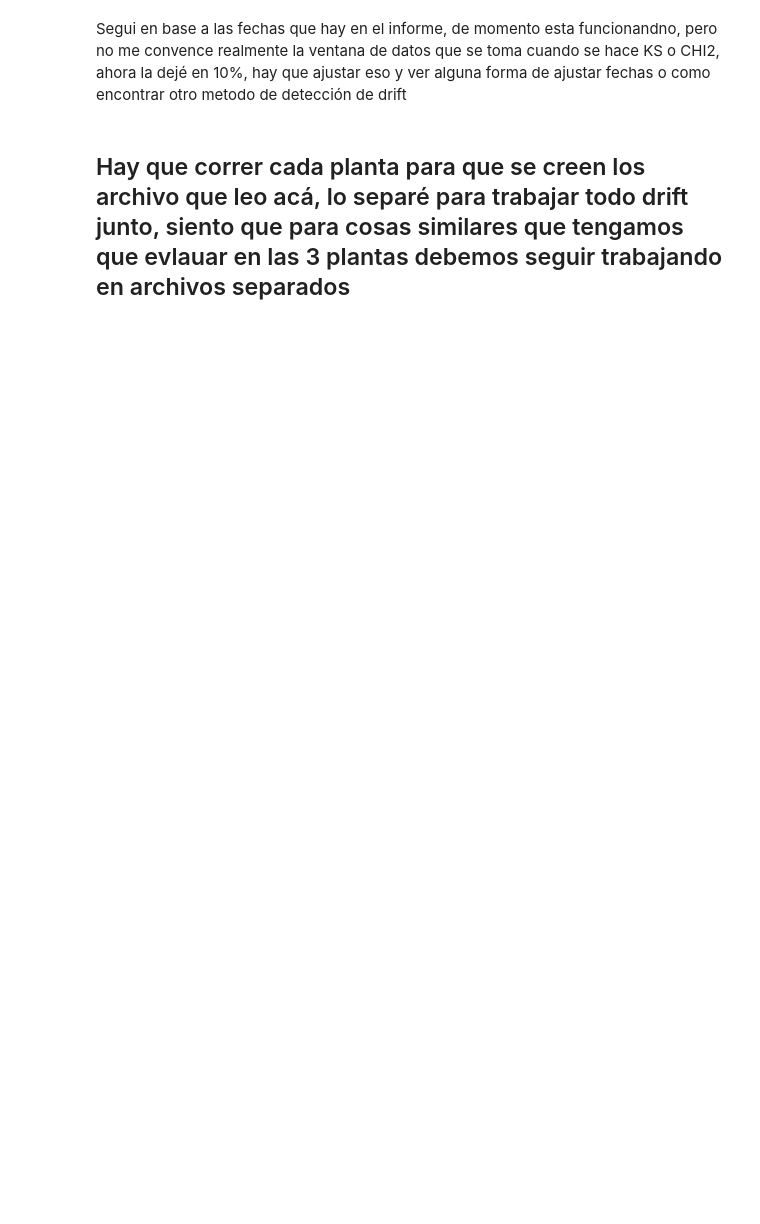
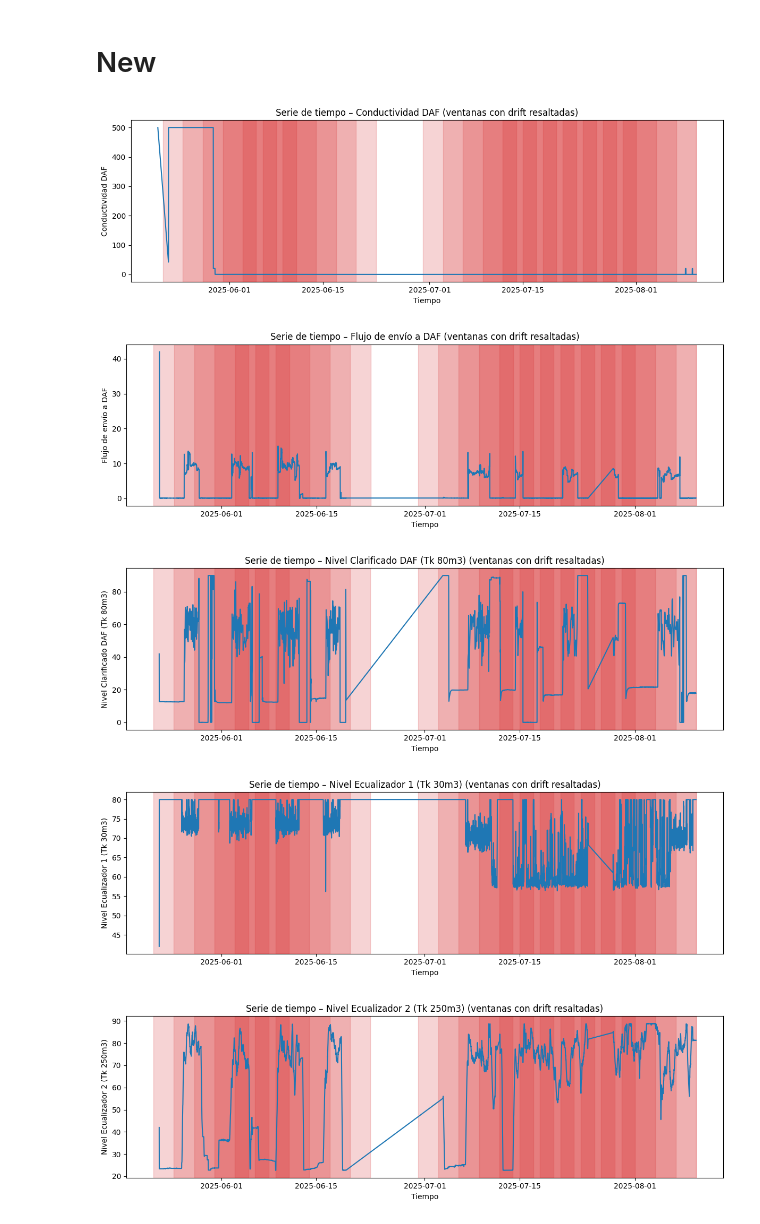
Before and after one commit to fchiapped/Proyecto-Grado, a Jupyter notebook: drift.ipynb, the cells around one changed output. Cells and saved outputs as stored; diff of their text form; code cells hidden in the pictures; blank space fills up the shorter version.

Commit message:
Ajuste Ventanas Activas P1

```diff
--- a/drift.ipynb
+++ b/drift.ipynb
@@ -159,4 +9,74 @@ P3 → ref: 0 filas, test: 0 filas
-# %% [markdown]
-Segui en base a las fechas que hay en el informe, de momento esta funcionandno, pero no me convence realmente la ventana de datos que se toma cuando se hace KS o CHI2, ahora la dejé en 10%, hay que ajustar eso y ver alguna forma de ajustar fechas o como encontrar otro metodo de detección de drift
-# %% [markdown]
-## Hay que correr cada planta para que se creen los archivo que leo acá, lo separé para trabajar todo drift junto, siento que para cosas similares que tengamos que evlauar en las 3 plantas debemos seguir trabajando en archivos separados
+# %% [markdown]
+# New
+# %%
+import drift_tools as dt
+import pandas as pd
+
+df = df_planta_1.copy()
+FECHA = "date_time"
+
+# === 1) KS para TODAS las columnas numéricas ===
+# (si dejas cols=None, ks_sliding_windows toma todas las numéricas automáticamente)
+res = dt.ks_sliding_windows(
+    df, fecha_col=FECHA, cols=None,
+    window_days=14, step_days=3,
+    min_days_coverage=10, min_points=5000,
+    compare="baseline", alpha=0.01
+)
+
+# === 2) Endurecer por variable (FDR + KS mínimo + persistencia) y combinar ===
+res_plot_all = res.copy()
+
+# guardamos res_hard y blocks por si quieres inspeccionarlos/guardar
+hard_by_var = {}
+blocks_by_var = {}
+
+for var in res["variable"].dropna().unique():
+    res_hard, blocks = dt.harden_ks_results(
+        res, variable=var,
+        alpha=0.01, ks_min=0.10, min_consecutive=2
+    )
+    hard_by_var[var] = res_hard
+    blocks_by_var[var] = blocks
+
+    # sobrescribe drift_detectado solo en filas de esa variable (detalle == "ok")
+    mask = (res_plot_all["variable"] == var) & (res_plot_all["detalle"] == "ok")
+    res_plot_all.loc[mask, "drift_detectado"] = res_hard["drift_hard"].values
+
+# === 3) Resúmenes compactos por variable ===
+summaries = {
+    var: dt.summarize_drift_windows(res_plot_all, var)
+    for var in res_plot_all["variable"].dropna().unique()
+}
+
+# Ejemplo: ver el resumen de una variable
+# summaries["Flujo Parshall 01 entrada a Ecualizador 1"].head()
+
+# === 4) (Opcional) Graficar solo las TOP-N con más ventanas con drift ===
+N_TOP = 6  # cambia este número si quieres más/menos gráficos
+counts = (
+    res_plot_all[(res_plot_all["detalle"] == "ok") & (res_plot_all["drift_detectado"] == True)]
+    .groupby("variable", as_index=False)
+    .size()
+    .sort_values("size", ascending=False)
+)
+
+top_vars = counts["variable"].head(N_TOP).tolist()
+
+for var in top_vars:
+    dt.plot_timeseries_with_drift(df, FECHA, var, res_plot_all)
+
+# Si quieres graficarlas TODAS (cuidado con el volumen), reemplaza el loop por:
+# for var in res_plot_all["variable"].dropna().unique():
+#     dt.plot_timeseries_with_drift(df, FECHA, var, res_plot_all)
+
+# === 5) Resultado combinado listo para exportar/guardar ===
+# res_plot_all tiene el drift ya "endurecido" en la columna drift_detectado
+# por cada variable y ventana.
+# res_plot_all.to_csv("drift_resultados_all.csv", index=False)
+# %% [output]
+[figure, added]
+[figure, added]
+[figure, added]
+[figure, added]
+[figure, added]
```
Also changed, not shown: parts of 12 cells of this notebook, 4 other files.
